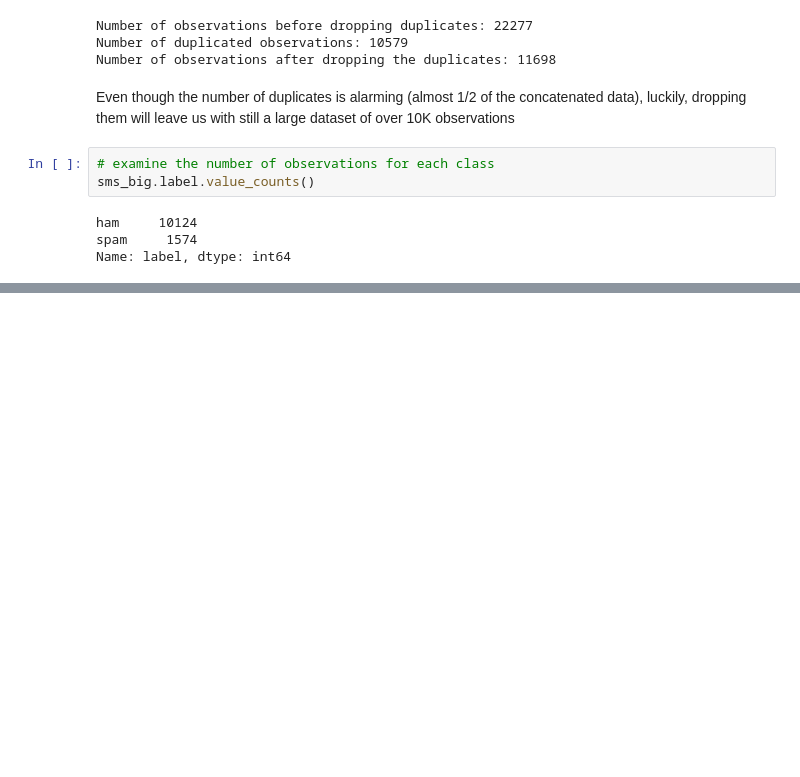
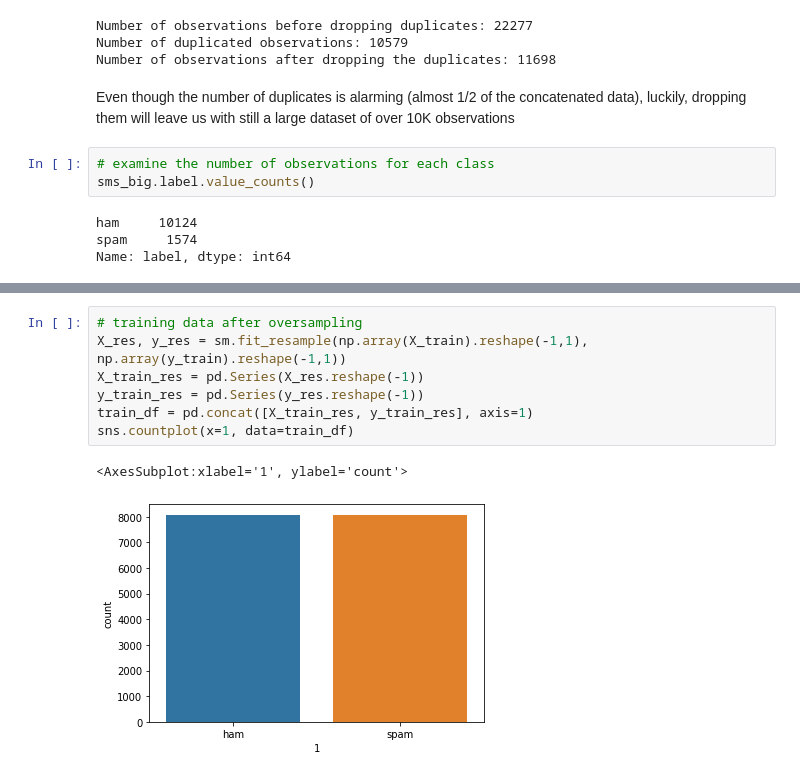
Before and after one commit to SWE-Ahmed/spam-ham-model, a Jupyter notebook: model/spam_ham_model.ipynb, the cells around one changed output, grey strips where cells are left out. Cells and saved outputs as stored; diff of their text form; blank space fills up the shorter version.

```diff
--- a/model/spam_ham_model.ipynb
+++ b/model/spam_ham_model.ipynb
@@ -101,0 +132,10 @@ Name: label, dtype: int64
+# %%
+# training data after oversampling
+X_res, y_res = sm.fit_resample(np.array(X_train).reshape(-1,1), np.array(y_train).reshape(-1,1))
+X_train_res = pd.Series(X_res.reshape(-1))
+y_train_res = pd.Series(y_res.reshape(-1))
+train_df = pd.concat([X_train_res, y_train_res], axis=1)
+sns.countplot(x=1, data=train_df)
+# %% [output]
+<AxesSubplot:xlabel='1', ylabel='count'>
+[figure, added]
```
Also changed, not shown: parts of 12 cells of this notebook.
